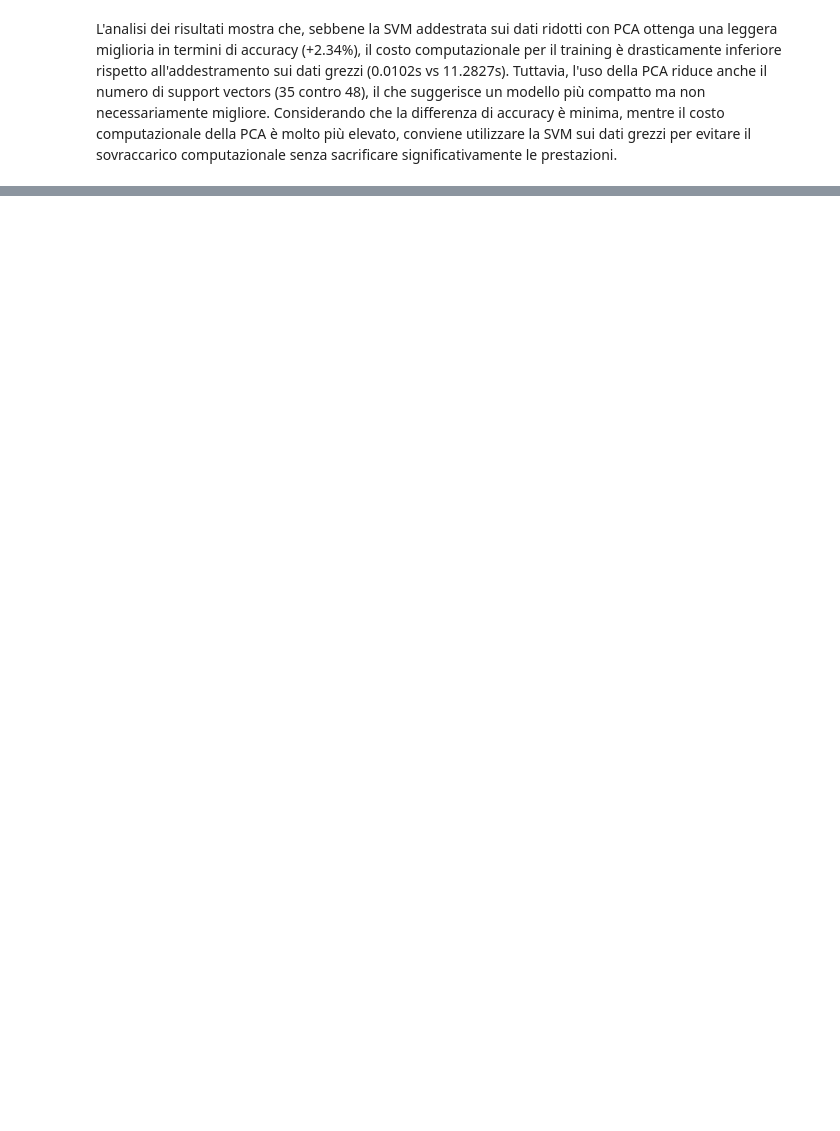
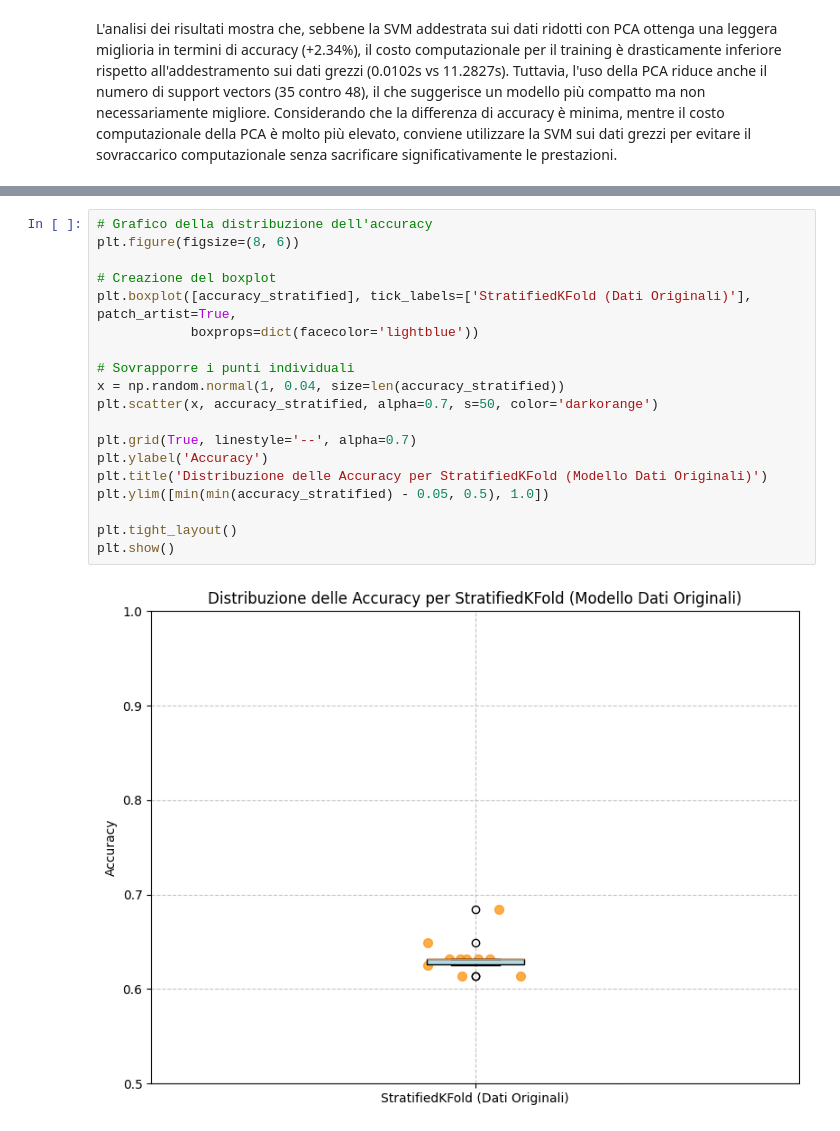
Before and after one commit to NIKFIORE/Progetto-Machine-Learning, a Jupyter notebook: Progetto.ipynb, the cells around one changed output, grey strips where cells are left out. Saved outputs shown, nothing was run; the diff lists cells and outputs as text; blank space fills up the shorter version.

```diff
--- a/Progetto.ipynb
+++ b/Progetto.ipynb
@@ -770,0 +924,21 @@ L'analisi dei risultati mostra che, sebbene la SVM addestrata sui dati ridotti c
+# %%
+# Grafico della distribuzione dell'accuracy
+plt.figure(figsize=(8, 6))
+
+# Creazione del boxplot
+plt.boxplot([accuracy_stratified], tick_labels=['StratifiedKFold (Dati Originali)'], patch_artist=True,
+            boxprops=dict(facecolor='lightblue'))
+
+# Sovrapporre i punti individuali
+x = np.random.normal(1, 0.04, size=len(accuracy_stratified))
+plt.scatter(x, accuracy_stratified, alpha=0.7, s=50, color='darkorange')
+
+plt.grid(True, linestyle='--', alpha=0.7)
+plt.ylabel('Accuracy')
+plt.title('Distribuzione delle Accuracy per StratifiedKFold (Modello Dati Originali)')
+plt.ylim([min(min(accuracy_stratified) - 0.05, 0.5), 1.0])
+
+plt.tight_layout()
+plt.show()
+# %% [output]
+[figure, added]
```
Also changed, not shown: parts of 16 cells of this notebook.
